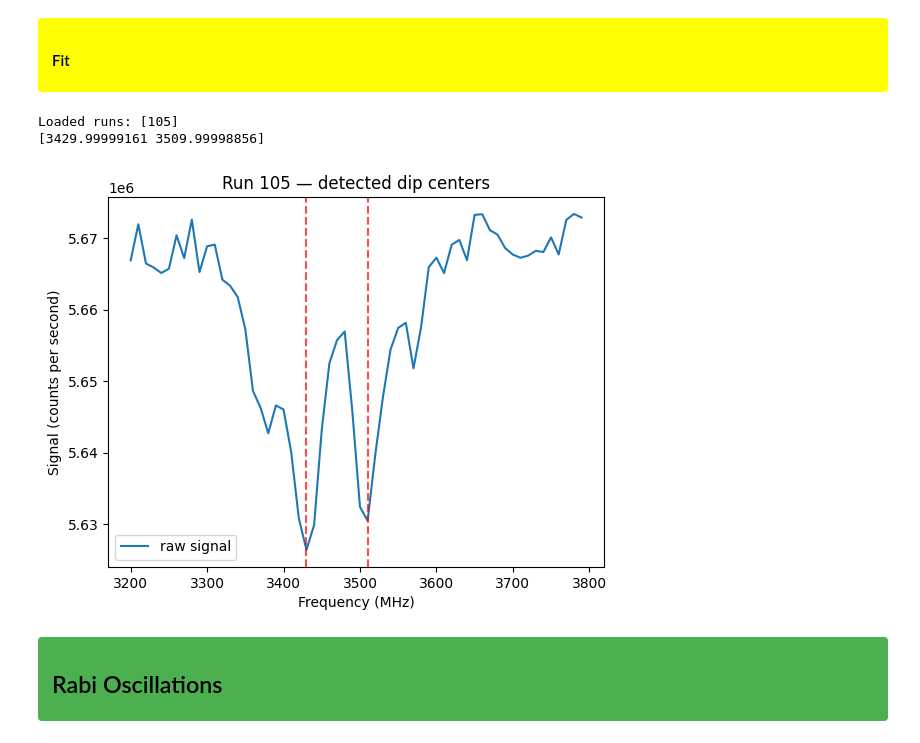
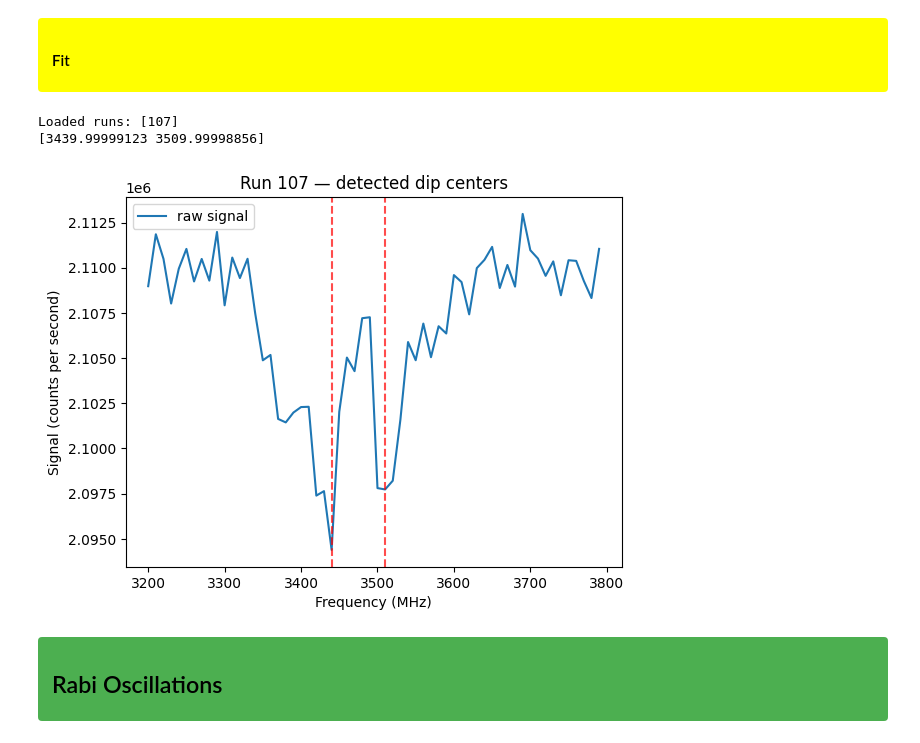
Before and after one commit to jeree-m/qick-dawg, a Jupyter notebook: jupyter_notebooks/ODMR_Rabi_T1.ipynb, the cells around one changed output. Cells and saved outputs as stored; diff of their text form; code cells hidden in the pictures.

```diff
--- a/jupyter_notebooks/ODMR_Rabi_T1.ipynb
+++ b/jupyter_notebooks/ODMR_Rabi_T1.ipynb
@@ -623,38 +630,38 @@ def plot_normalized_fits(runs, run_numbers, ax=None, freq_ranges=None):
 </div>
 # %%
 filepaths = [
-    r"Z:\Data\DefectMsmts\Data\Albania\ODMR\20261014102926_105*"
+    r"Z:\Data\DefectMsmts\Data\Albania\ODMR\20261016092524_107*"
 ]
 
 
 runs = {}
 
 for filepath in filepaths:
     run_folder = Path(glob.glob(filepath)[0])
     run_number = int(run_folder.name.split("_")[-1])
     runs[run_number] = load_run(run_folder)
 
 print(f"Loaded runs: {list(runs.keys())}")
 
-run_num = 105
+run_num = 107
 centers = find_dip_centers(runs[run_num], n_peaks=2, freq_range=(2000, 5000))
 print(centers)
 
 fig, ax = plt.subplots()
 ax.plot(runs[run_num]["frequencies"], runs[run_num]["signal"], label="raw signal")
 
 for c in centers:
     ax.axvline(c, color="red", linestyle="--", alpha=0.7)
 
 ax.set_xlabel("Frequency (MHz)")
 ax.set_ylabel("Signal (counts per second)")
 ax.set_title(f"Run {run_num} — detected dip centers")
 ax.legend()
 plt.show()
 # %% [output]
-Loaded runs: [105]
-[3429.99999161 3509.99998856]
+Loaded runs: [107]
+[3439.99999123 3509.99998856]
-[figure, old version]
+[figure, new version]
 # %% [markdown]
 
 <div style="background-color:#4CAF50; padding:8px 14px; border-radius:4px;">
```
Also changed, not shown: parts of 15 cells of this notebook, 3 other files.
